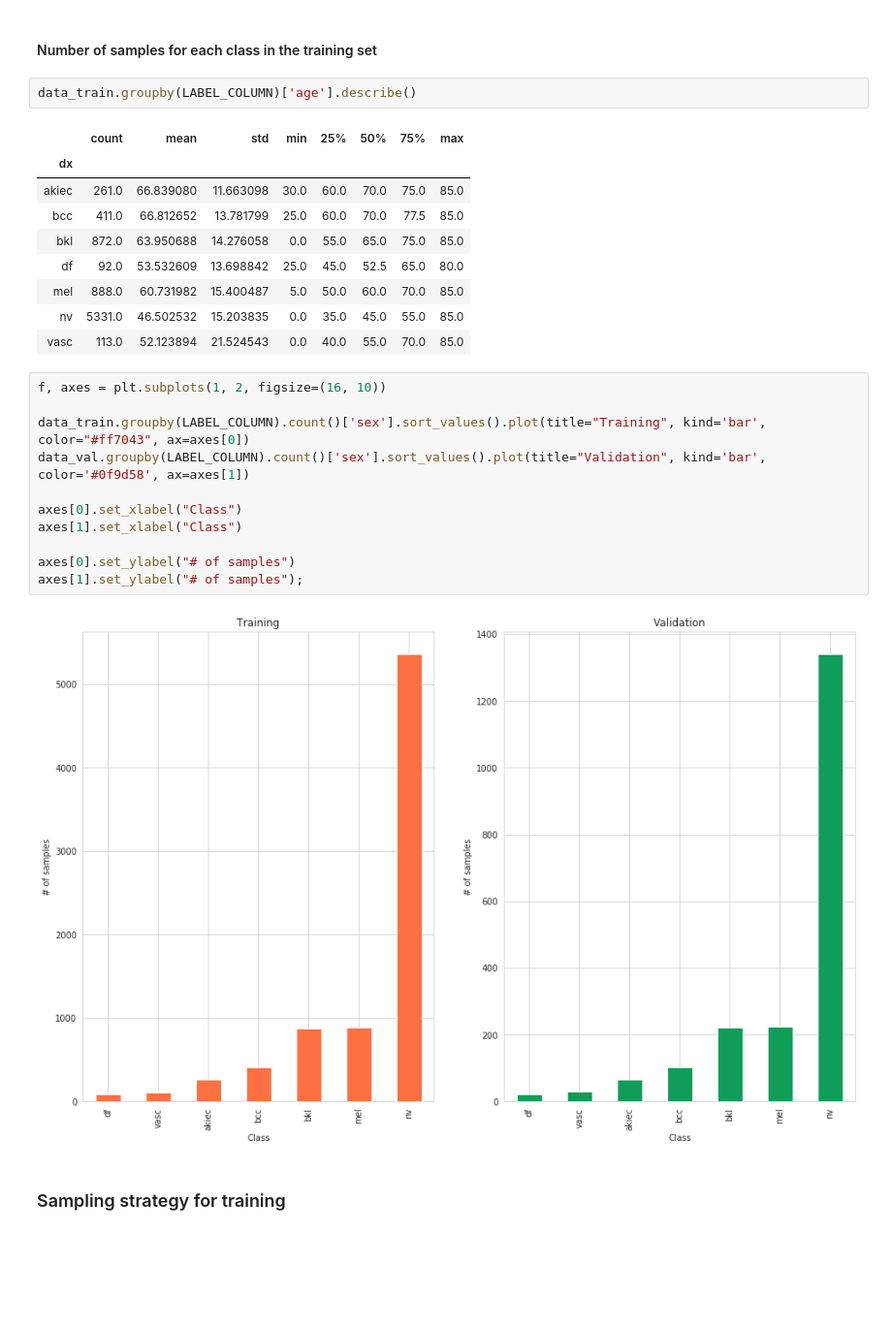
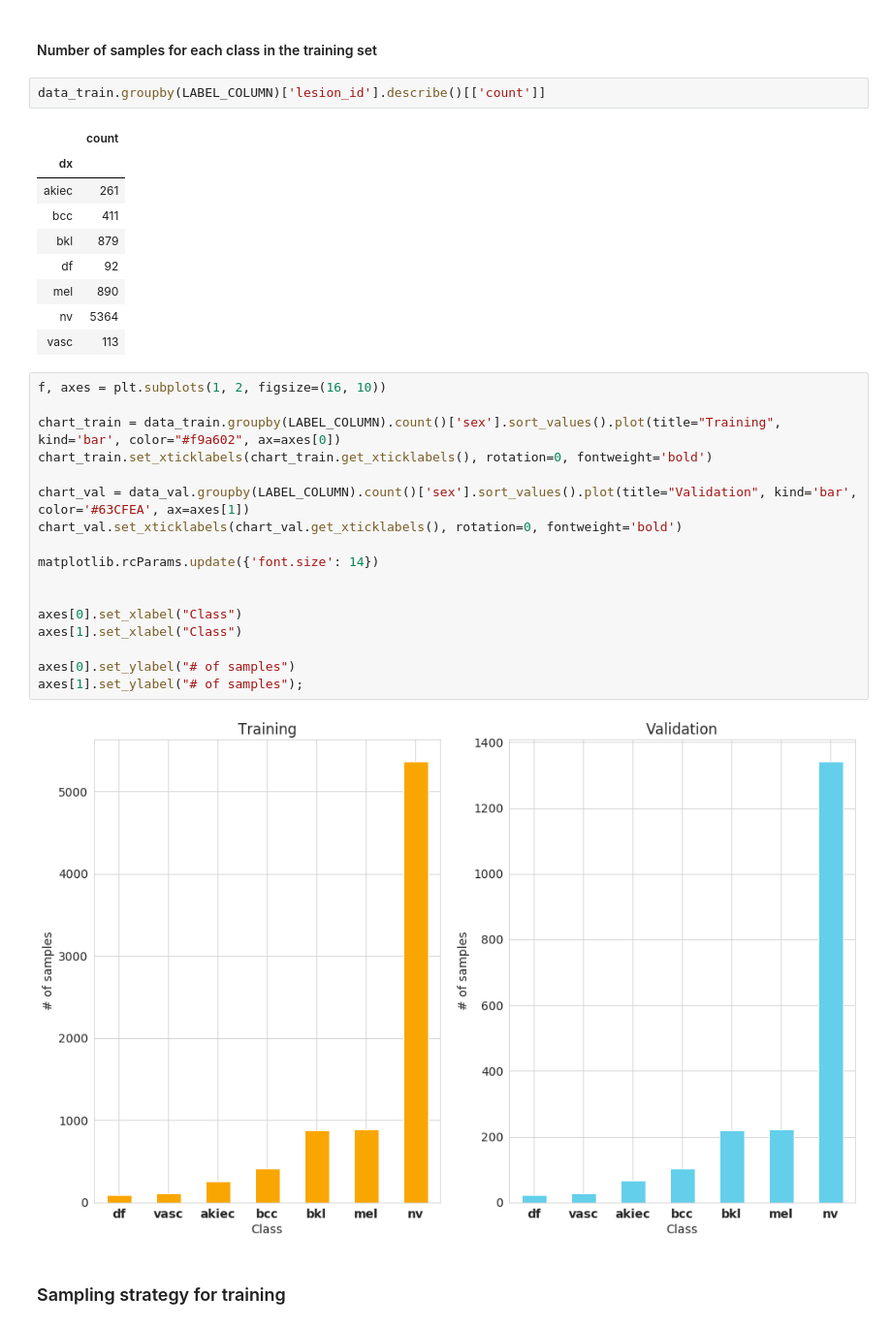
Before and after one commit to matteo-peltarion/classification-toolkit, a Jupyter notebook: notebooks/report.ipynb, the cells around one changed output. Shown at 97% size. Drawn from its saved outputs; the diff is of its cells as text; blank space fills up the shorter version.

```diff
--- a/notebooks/report.ipynb
+++ b/notebooks/report.ipynb
@@ -256,30 +260,36 @@ data_val.groupby(LABEL_COLUMN)['age'].describe()
 # %% [markdown]
 #### Number of samples for each class in the training set
 # %%
-data_train.groupby(LABEL_COLUMN)['age'].describe()
+data_train.groupby(LABEL_COLUMN)['lesion_id'].describe()[['count']]
 # %% [output]
-|  | count | mean | std | min | 25% | 50% | 75% | max |
-| dx |  |  |  |  |  |  |  |  |
-| akiec | 261.0 | 66.839080 | 11.663098 | 30.0 | 60.0 | 70.0 | 75.0 | 85.0 |
-| bcc | 411.0 | 66.812652 | 13.781799 | 25.0 | 60.0 | 70.0 | 77.5 | 85.0 |
-| bkl | 872.0 | 63.950688 | 14.276058 | 0.0 | 55.0 | 65.0 | 75.0 | 85.0 |
-| df | 92.0 | 53.532609 | 13.698842 | 25.0 | 45.0 | 52.5 | 65.0 | 80.0 |
-| mel | 888.0 | 60.731982 | 15.400487 | 5.0 | 50.0 | 60.0 | 70.0 | 85.0 |
-| nv | 5331.0 | 46.502532 | 15.203835 | 0.0 | 35.0 | 45.0 | 55.0 | 85.0 |
-| vasc | 113.0 | 52.123894 | 21.524543 | 0.0 | 40.0 | 55.0 | 70.0 | 85.0 |
+|  | count |
+| dx |  |
+| akiec | 261 |
+| bcc | 411 |
+| bkl | 879 |
+| df | 92 |
+| mel | 890 |
+| nv | 5364 |
+| vasc | 113 |
 # %%
 f, axes = plt.subplots(1, 2, figsize=(16, 10))
 
-data_train.groupby(LABEL_COLUMN).count()['sex'].sort_values().plot(title="Training", kind='bar', color="#ff7043", ax=axes[0])
-data_val.groupby(LABEL_COLUMN).count()['sex'].sort_values().plot(title="Validation", kind='bar', color='#0f9d58', ax=axes[1])
+chart_train = data_train.groupby(LABEL_COLUMN).count()['sex'].sort_values().plot(title="Training", kind='bar', color="#f9a602", ax=axes[0])
+chart_train.set_xticklabels(chart_train.get_xticklabels(), rotation=0, fontweight='bold')
+
+chart_val = data_val.groupby(LABEL_COLUMN).count()['sex'].sort_values().plot(title="Validation", kind='bar', color='#63CFEA', ax=axes[1])
+chart_val.set_xticklabels(chart_val.get_xticklabels(), rotation=0, fontweight='bold')
+
+matplotlib.rcParams.update({'font.size': 14})
+
 
 axes[0].set_xlabel("Class")
 axes[1].set_xlabel("Class")
 
 axes[0].set_ylabel("# of samples")
 axes[1].set_ylabel("# of samples");
 # %% [output]
-[figure, old version]
+[figure, new version]
 # %% [markdown]
 ### Sampling strategy for training
 # %%
```
Also changed, not shown: parts of 37 cells of this notebook, 18 other files.
